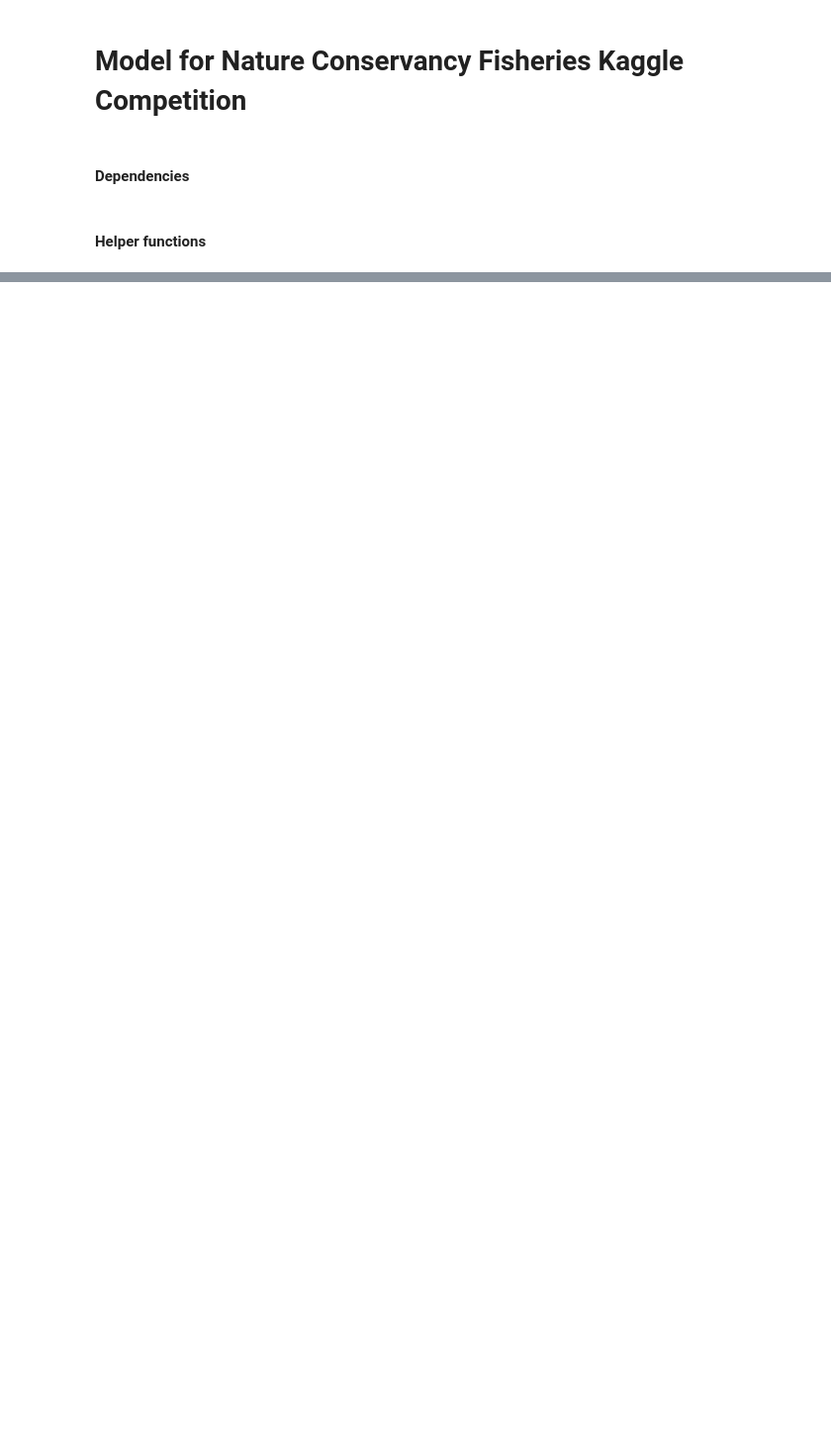
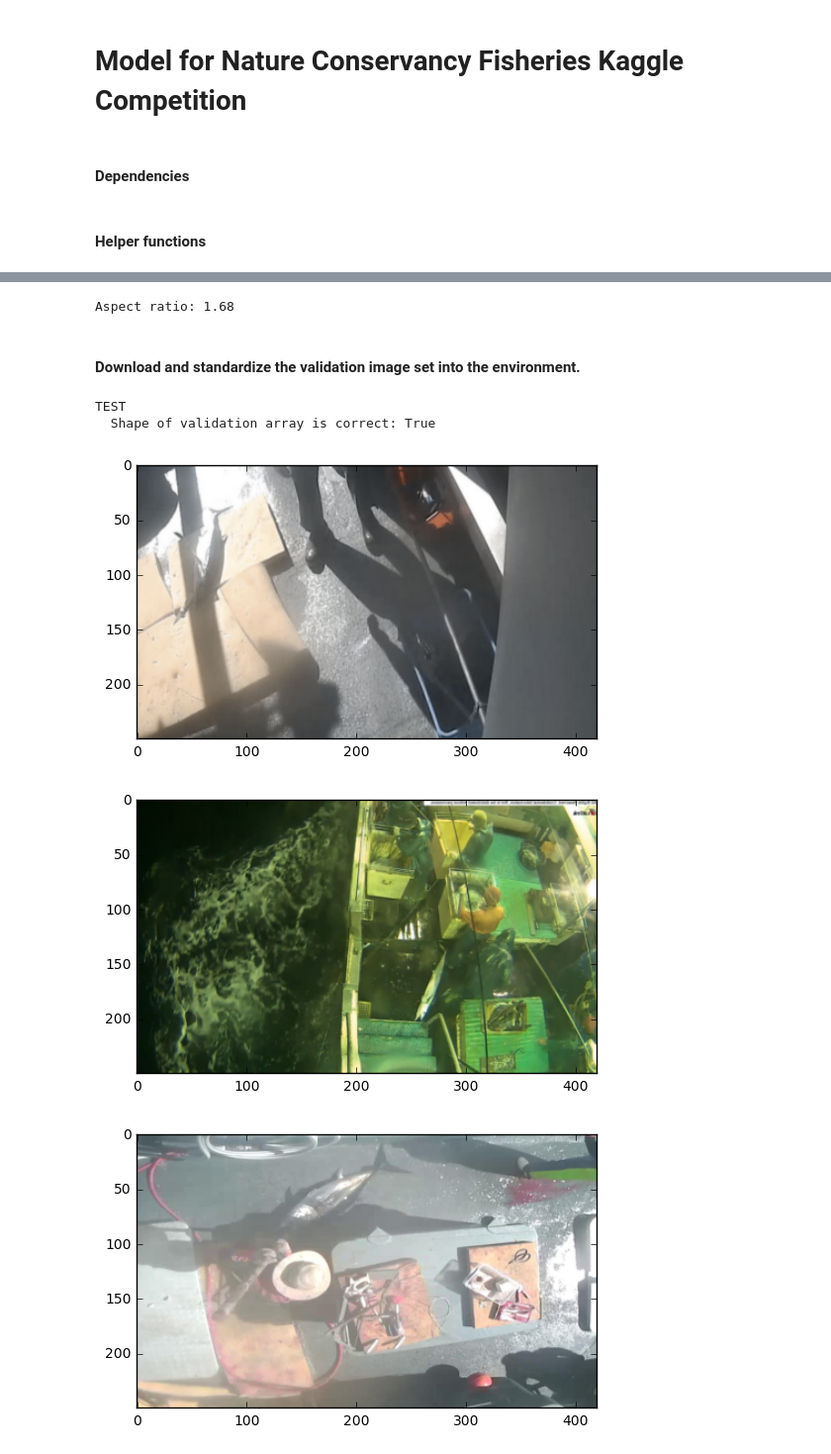
Before and after one commit to CCThompson82/TNCFM, a Jupyter notebook: MODEL.ipynb, the cells around one changed output, grey strips where cells are left out. Shown at 99% size. Saved outputs shown, nothing was run; the diff lists cells and outputs as text; code cells hidden in the pictures; blank space fills up the shorter version.

```diff
--- a/MODEL.ipynb
+++ b/MODEL.ipynb
@@ -57,0 +56,3 @@ array([[ 1.,  0.,  0., ...,  0.,  0.,  0.],
+# %%
+valid_size = 200
+X_train_filenames, X_valid_filenames, y_train, y_valid = train_test_split(pre_X, pre_y, test_size = valid_size)
@@ -57,0 +71,23 @@ array([[ 1.,  0.,  0., ...,  0.,  0.,  0.],
+# %%
+std_y = 250
+std_x = 420
+print("Aspect ratio: {}".format(std_x/std_y))
+# %% [output]
+Aspect ratio: 1.68
+# %% [markdown]
+#### Download and standardize the validation image set into the environment.
+# %%
+X_valid = fd.make_batch(X_valid_filenames, 0, len(X_valid_filenames), std_y, std_x)
+# %%
+print("TEST")
+print("  Shape of validation array is correct: {}".format(X_valid.shape == (valid_size, std_y, std_x, 3)))
+
+for i in range(3) :
+    plt.imshow(X_valid[i])
+    plt.show()
+# %% [output]
+TEST
+  Shape of validation array is correct: True
+[figure, added]
+[figure, added]
+[figure, added]
```
Also changed, not shown: parts of 15 cells of this notebook, 2 other files.
